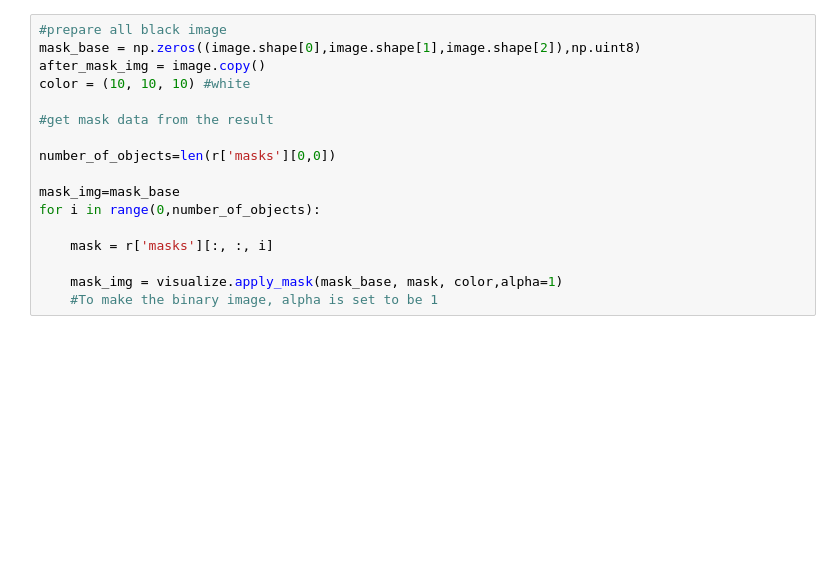
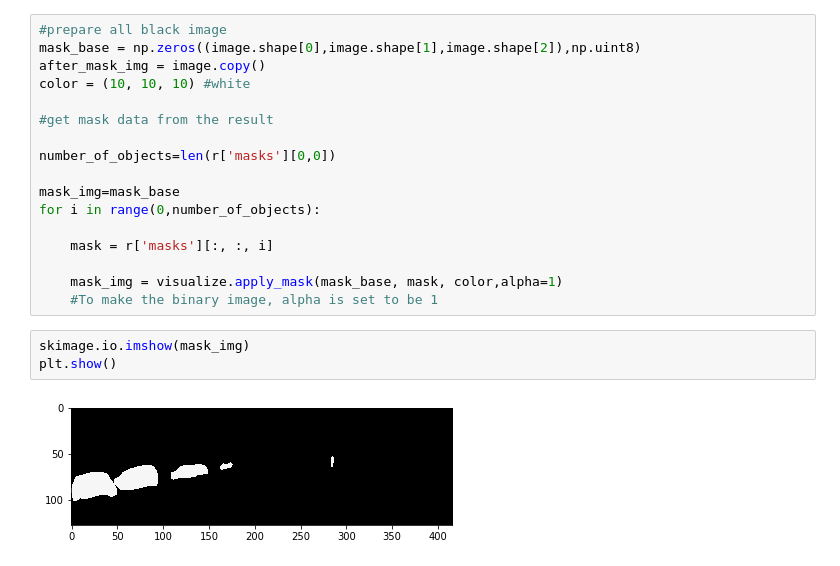
Before and after one commit to go125/PrepareDataForDFV, a Jupyter notebook: GenDataDemo_KITTI.ipynb, the cells around one changed output. Drawn from its saved outputs; the diff is of its cells as text; blank space fills up the shorter version.

```diff
--- a/GenDataDemo_KITTI.ipynb
+++ b/GenDataDemo_KITTI.ipynb
@@ -386,3 +389,8 @@ for i in range(0,number_of_objects):
 
     mask_img = visualize.apply_mask(mask_base, mask, color,alpha=1)
     #To make the binary image, alpha is set to be 1
+# %%
+skimage.io.imshow(mask_img)
+plt.show()
+# %% [output]
+[figure, added]
```
Also changed, not shown: parts of 4 cells of this notebook, 1 other file.
